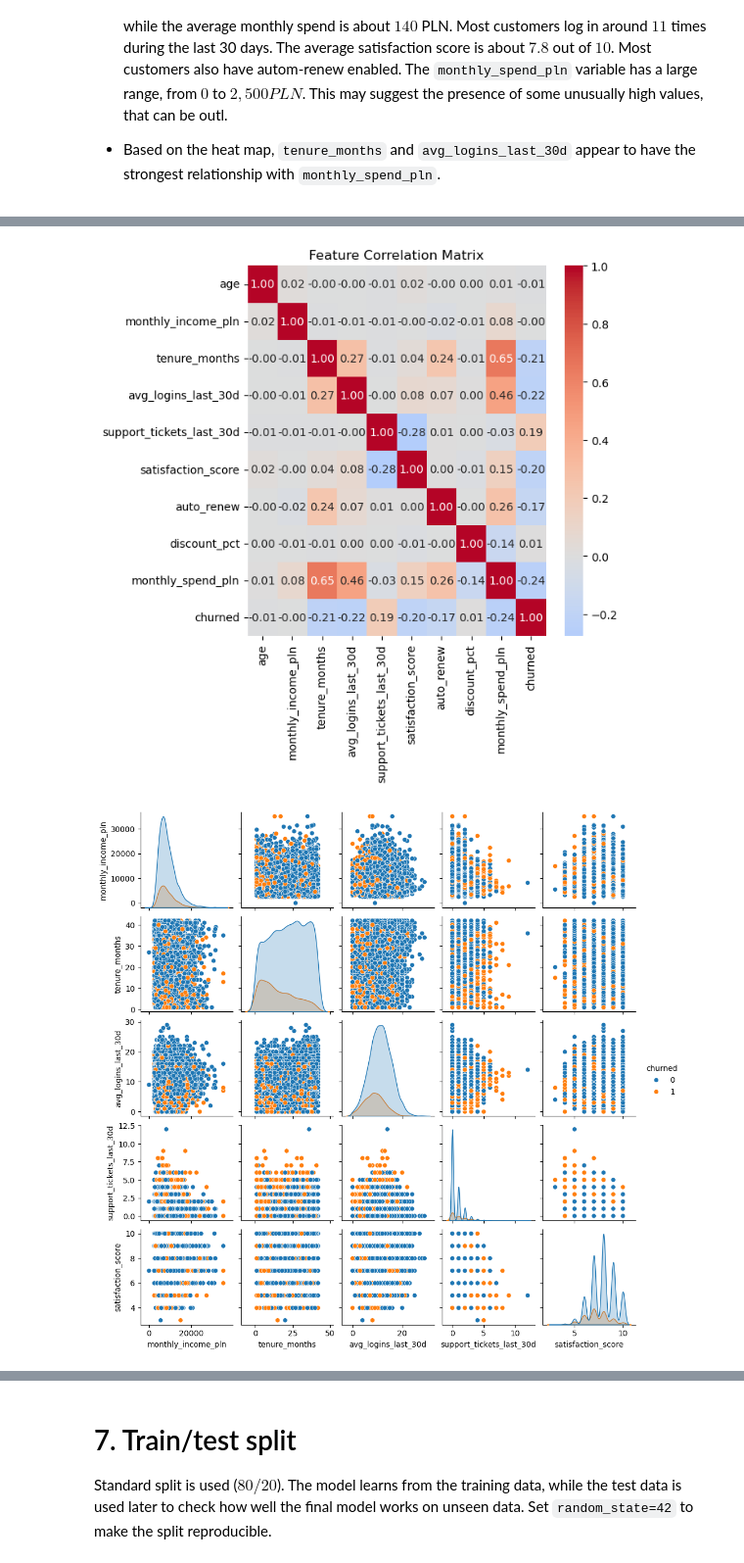
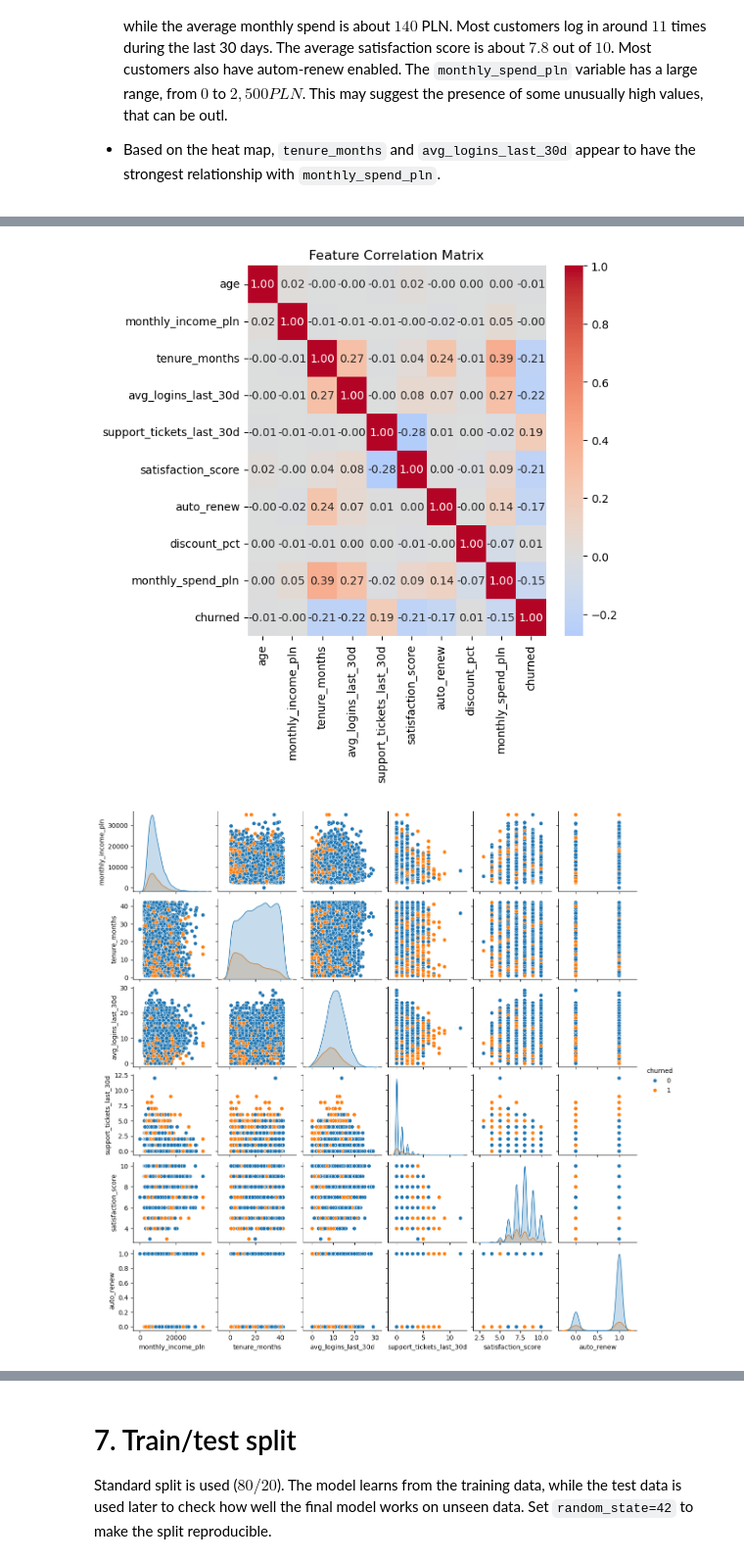
Before and after one commit to mkplwro/codex_ml_projects, a Jupyter notebook: notebooks/classification_model.ipynb, the cells around one changed output, grey strips where cells are left out. Shown at 98% size. Saved outputs shown, nothing was run; the diff lists cells and outputs as text; code cells hidden in the pictures.

```diff
--- a/notebooks/classification_model.ipynb
+++ b/notebooks/classification_model.ipynb
@@ -63,11 +64,6 @@ print(duplicates)
 9261     C009262   51  Katowice     Basic             organic  2022-09-27
 9662     C009663   32    Kraków   Premium             ORGANIC  2023-05-07
 1626     C009663   33      Łódź  Standard            referral  2023-11-19
-# %%
-data[data["monthly_spend_pln"] >= 500]["monthly_spend_pln"].describe()
-
-data = data[data["monthly_spend_pln"] < 2500].copy()
-data = data.dropna(subset=["monthly_spend_pln"])
 # %% [markdown]
 # 4. Data quality & cleaning
 
@@ -169,18 +165,19 @@ sns.heatmap(data.select_dtypes("number").corr(), cmap="coolwarm", center=0, anno
 plt.title('Feature Correlation Matrix')
 plt.show()
 # %% [output]
-[figure, old version]
+[figure, new version]
 # %%
 cols = [
     'monthly_income_pln',
     'tenure_months',
     'avg_logins_last_30d',
     'support_tickets_last_30d',
     'satisfaction_score',
+    'auto_renew',
     'churned'
 ]
 
 sns.pairplot(data[cols], hue='churned', height=2)
 plt.show()
 # %% [output]
-[figure, old version]
+[figure, new version]
```
Also changed, not shown: parts of 19 cells of this notebook, 1 other file.
